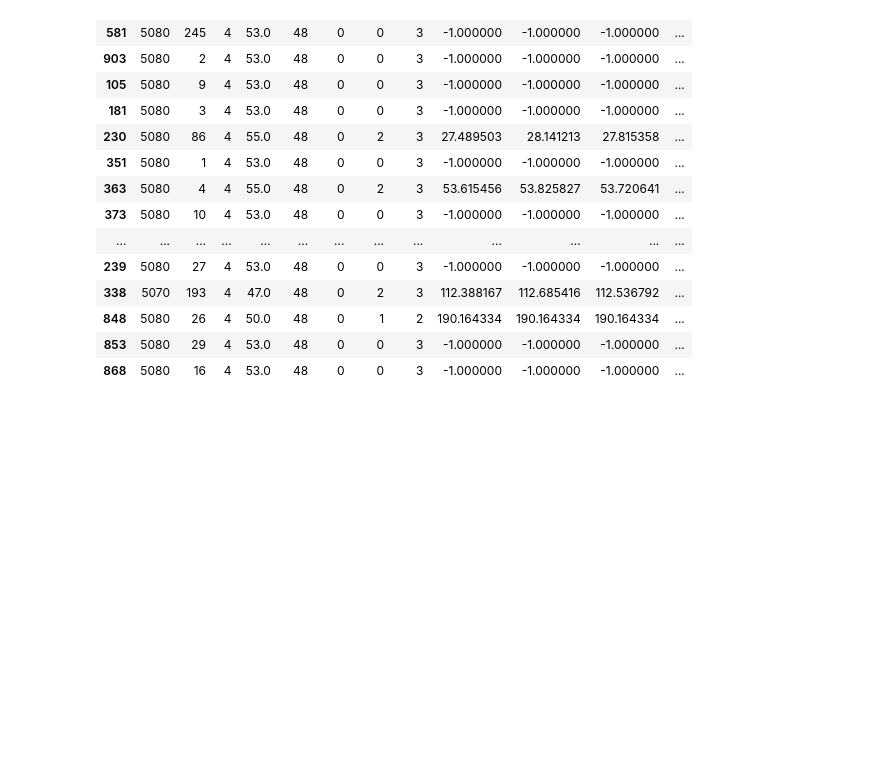
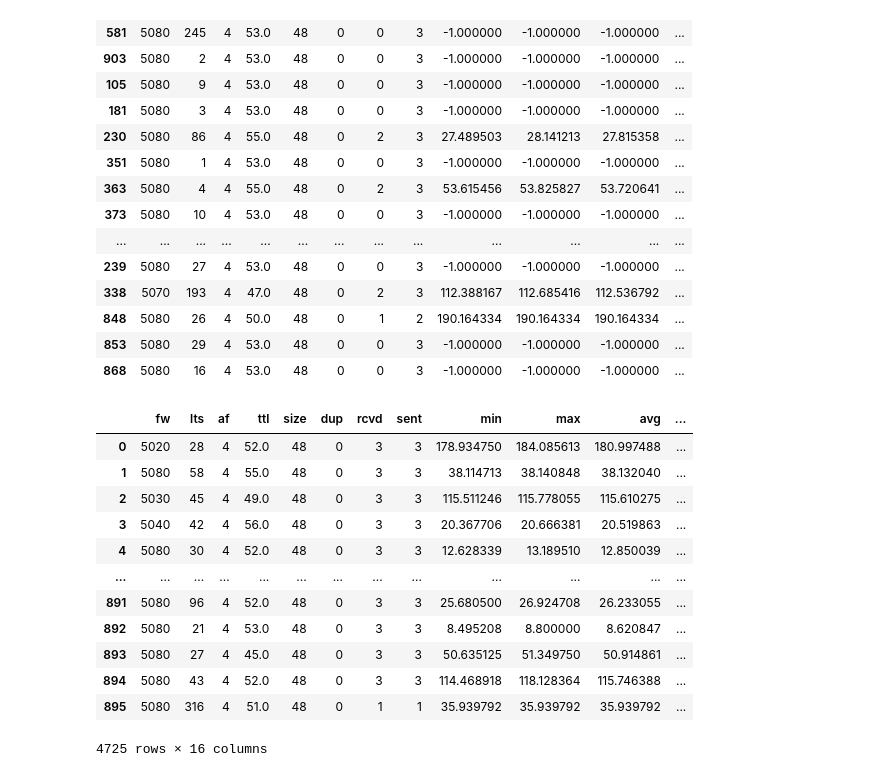
Before and after one commit to Arczi4/mobile-and-analysis-of-web-based-systems, a Jupyter notebook: Report_2/data_cleaning.ipynb, the cells around one changed output. Drawn from its saved outputs; the diff is of its cells as text; code cells hidden in the pictures; blank space fills up the shorter version.

```diff
--- a/Report_2/data_cleaning.ipynb
+++ b/Report_2/data_cleaning.ipynb
@@ -4,7 +4,7 @@ import numpy as np
 import matplotlib.pyplot as plt
 import os
 
-directory = 'data'
+directory = 'data/raw/'
 df_list = []
 # %%
 for filename in os.listdir(directory):
@@ -307,0 +308,16 @@ df[df['sent'] != df['rcvd']]
+# %%
+df
+# %% [output]
+|  | fw | lts | af | ttl | size | dup | rcvd | sent | min | max | avg | ... |
+| 0 | 5020 | 28 | 4 | 52.0 | 48 | 0 | 3 | 3 | 178.934750 | 184.085613 | 180.997488 | ... |
+| 1 | 5080 | 58 | 4 | 55.0 | 48 | 0 | 3 | 3 | 38.114713 | 38.140848 | 38.132040 | ... |
+| 2 | 5030 | 45 | 4 | 49.0 | 48 | 0 | 3 | 3 | 115.511246 | 115.778055 | 115.610275 | ... |
+| 3 | 5040 | 42 | 4 | 56.0 | 48 | 0 | 3 | 3 | 20.367706 | 20.666381 | 20.519863 | ... |
+| 4 | 5080 | 30 | 4 | 52.0 | 48 | 0 | 3 | 3 | 12.628339 | 13.189510 | 12.850039 | ... |
+| ... | ... | ... | ... | ... | ... | ... | ... | ... | ... | ... | ... | ... |
+| 891 | 5080 | 96 | 4 | 52.0 | 48 | 0 | 3 | 3 | 25.680500 | 26.924708 | 26.233055 | ... |
+| 892 | 5080 | 21 | 4 | 53.0 | 48 | 0 | 3 | 3 | 8.495208 | 8.800000 | 8.620847 | ... |
+| 893 | 5080 | 27 | 4 | 45.0 | 48 | 0 | 3 | 3 | 50.635125 | 51.349750 | 50.914861 | ... |
+| 894 | 5080 | 43 | 4 | 52.0 | 48 | 0 | 3 | 3 | 114.468918 | 118.128364 | 115.746388 | ... |
+| 895 | 5080 | 316 | 4 | 51.0 | 48 | 0 | 1 | 1 | 35.939792 | 35.939792 | 35.939792 | ... |
+4725 rows × 16 columns
```
Also changed, not shown: parts of 6 cells of this notebook, 9 other files.
